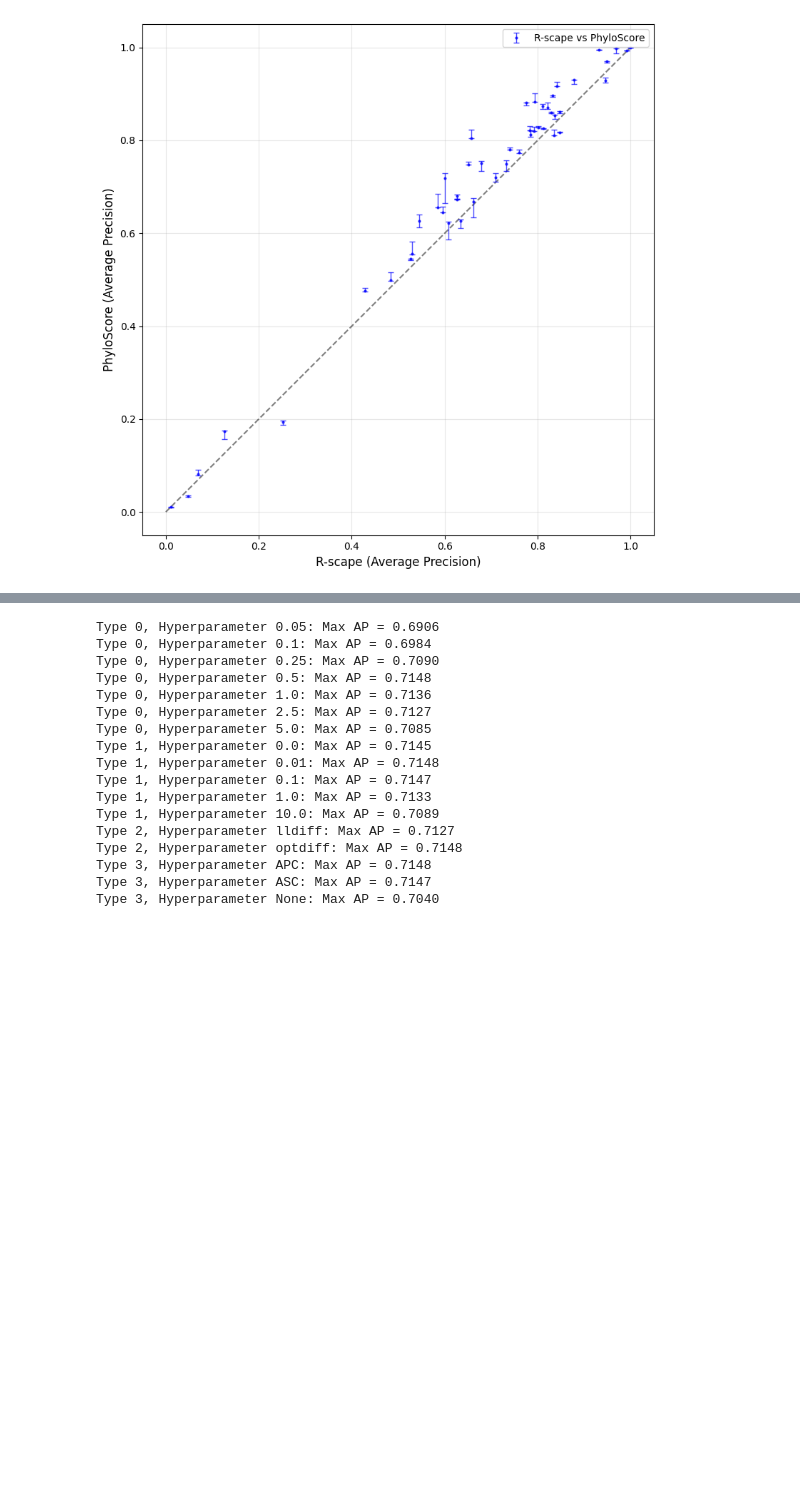
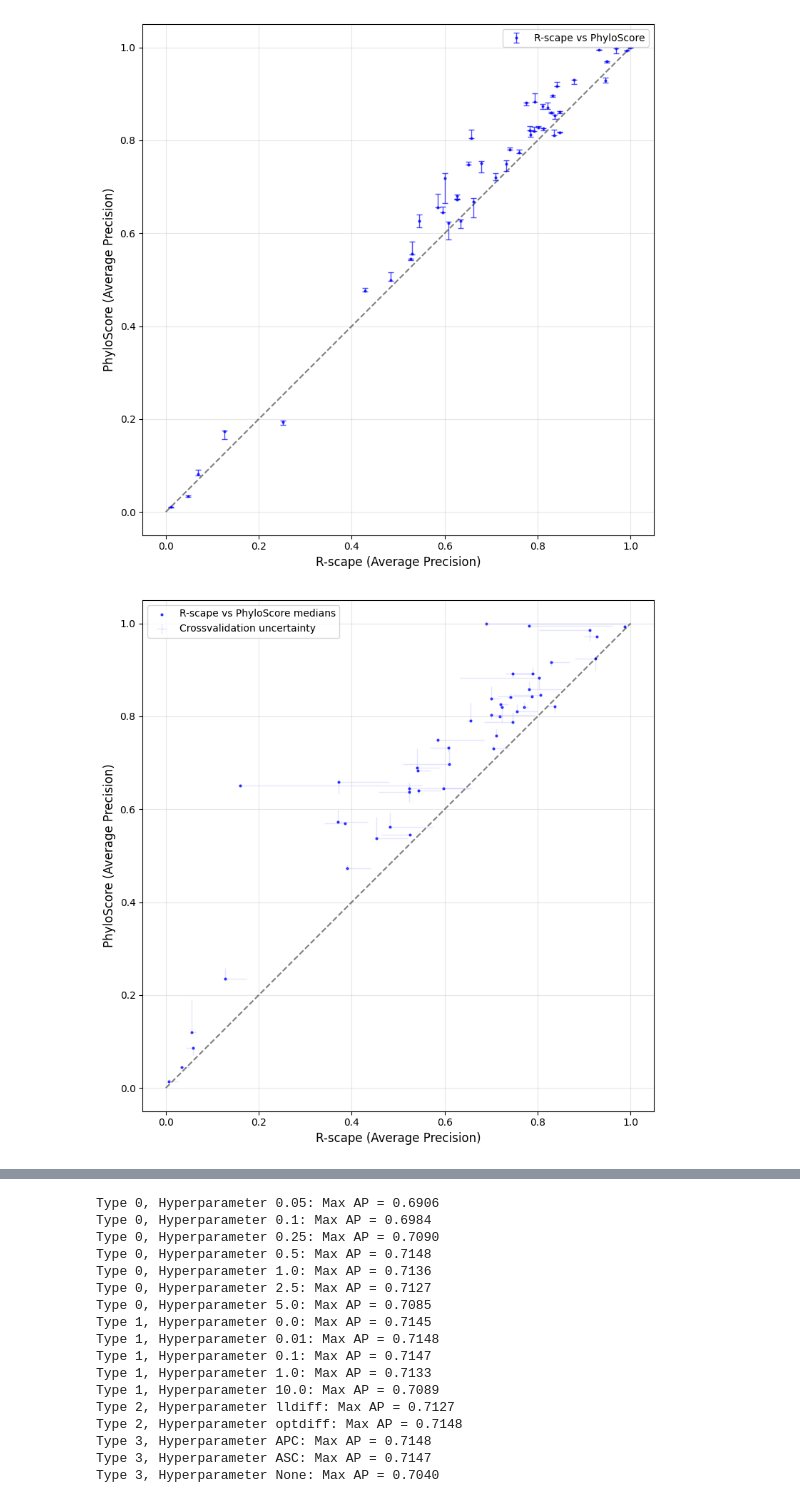
Before and after one commit to soedinglab/phylo_score, a Jupyter notebook: benchmark/cross_validation_plots.ipynb, the cells around one changed output, grey strips where cells are left out. Cells and saved outputs as stored; diff of their text form; code cells hidden in the pictures; blank space fills up the shorter version.

```diff
--- a/benchmark/cross_validation_plots.ipynb
+++ b/benchmark/cross_validation_plots.ipynb
@@ -71,6 +69,13 @@ phylo_score_per_dataset = {}
 phylo_score_hyperparameters = set()
 results_rscape = [cross_validation(r_scape, rscape_per_dataset, rscape_hyperparameters) for _ in range(1000)]
 results_phyloscore = [cross_validation(phylo_score, phylo_score_per_dataset, phylo_score_hyperparameters) for _ in range(1000)]
+# %%
+rscape_per_dataset_no_cor = {}
+rscape_hyperparameters_no_cor = set()
+phylo_score_per_dataset_no_cor = {}
+phylo_score_hyperparameters_no_cor = set()
+results_rscape_no_cor = [cross_validation(r_scape_no_cor, rscape_per_dataset_no_cor, rscape_hyperparameters_no_cor) for _ in range(1000)]
+results_phyloscore_no_cor = [cross_validation(phylo_score_no_cor, phylo_score_per_dataset_no_cor, phylo_score_hyperparameters_no_cor) for _ in range(1000)]
 # %%
 for hyper in phylo_score_hyperparameters:
     print(hyper, np.mean([phylo_score[(dataset, *hyper)][1] for dataset in datasets]))
@@ -92,5 +115,5 @@ for hyper in rscape_hyperparameters:
 # %%
-def scatter_compare_with_diagonal(dict1, dict2, label1='Dataset 1', label2='Dataset 2', figsize=(8, 8)):
+def scatter_compare_with_diagonal(dict1, dict2, label1='Dataset 1', label2='Dataset 2', figsize=(8, 8), no_corrections=False):
 
     # Get common categories
     common_keys = sorted(set(dict1.keys()) & set(dict2.keys()))
@@ -160,4 +180,9 @@ else:
 # %% [output]
 [figure]
+# %%
+fig, _ =scatter_compare_with_diagonal(rscape_per_dataset_no_cor, phylo_score_per_dataset_no_cor, label1='R-scape', label2='PhyloScore', no_corrections=True)
+fig.savefig("cross_validation_scatter_no_corrections.pdf")
+# %% [output]
+[figure, added]
 # %%
 plt.hist(results_phyloscore, bins=100, label='PhyloScore')
```
Also changed, not shown: parts of 11 cells of this notebook, 3 other files.
